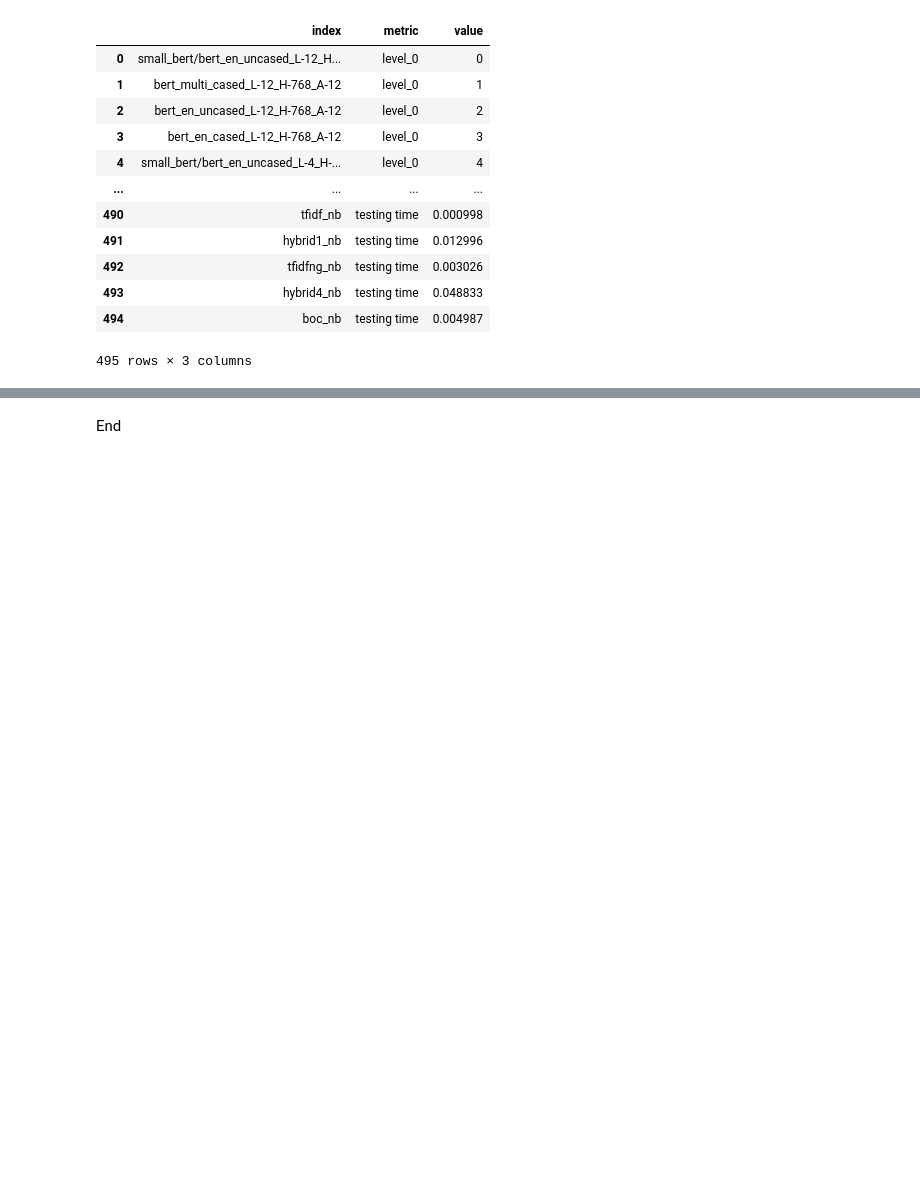
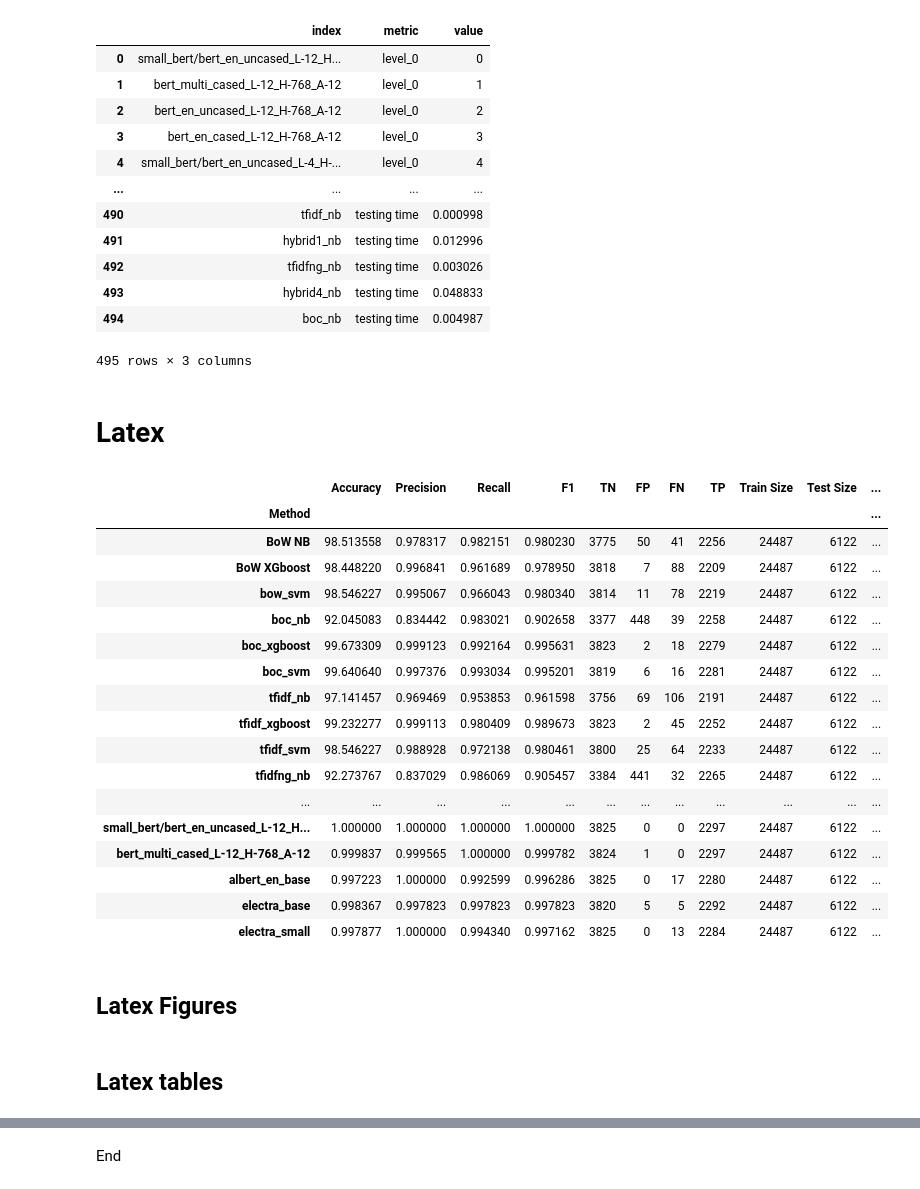
Before and after one commit to gdrlab/cascaded-sqli-detection, a Jupyter notebook: utils/Demonstrate_test_results.ipynb, the cells around one changed output, grey strips where cells are left out. Cells and saved outputs as stored; diff of their text form; code cells hidden in the pictures; blank space fills up the shorter version.

```diff
--- a/utils/Demonstrate_test_results.ipynb
+++ b/utils/Demonstrate_test_results.ipynb
@@ -105,6 +105,7 @@ df_all
 | electra_small | 0.997877 | 1.000000 | 0.994340 | 0.997162 | 3825 | 0 | 13 | 2284 | 24487 | ... |
 # %%
 df = df_all
+df.index.rename("Method", inplace=True)
 # %%
 # Fix Nan value of hybrid1_all_ml_averaged
 
@@ -175,4 +177,54 @@ df_melted
 | 493 | hybrid4_nb | testing time | 0.048833 |
 | 494 | boc_nb | testing time | 0.004987 |
 495 rows × 3 columns
+# %% [markdown]
+# Latex
+# %%
+# Rename Columns and Index properly (for latex tables and figures)
+df.index.rename("Method", inplace=True)
+column_mapper = {
+    "overall_accuracy": "Accuracy",
+    "precision": "Precision",
+    "recall":"Recall",
+    "f1":"F1",
+    "tn":"TN",
+    "tp":"TP",
+    "fn":"FN",
+    "fp":"FP",
+    "train size":"Train Size",
+    "test size":"Test Size",
+    "train data":"Train Data",
+    "test data":"Test Data",
+    "training time":"Training Time",
+    "testing time":"Inference Time"
+    }
+index_mapper = {
+    "bow_nb": "BoW NB",
+    "bow_xgboost": "BoW XGboost" #TODO rename all
+}
+df.rename(columns=column_mapper, index=index_mapper, inplace=True)
+df
+# %% [output]
+|  | Accuracy | Precision | Recall | F1 | TN | FP | FN | TP | Train Size | Test Size | ... |
+| Method |  |  |  |  |  |  |  |  |  |  | ... |
+| BoW NB | 98.513558 | 0.978317 | 0.982151 | 0.980230 | 3775 | 50 | 41 | 2256 | 24487 | 6122 | ... |
+| BoW XGboost | 98.448220 | 0.996841 | 0.961689 | 0.978950 | 3818 | 7 | 88 | 2209 | 24487 | 6122 | ... |
+| bow_svm | 98.546227 | 0.995067 | 0.966043 | 0.980340 | 3814 | 11 | 78 | 2219 | 24487 | 6122 | ... |
+| boc_nb | 92.045083 | 0.834442 | 0.983021 | 0.902658 | 3377 | 448 | 39 | 2258 | 24487 | 6122 | ... |
+| boc_xgboost | 99.673309 | 0.999123 | 0.992164 | 0.995631 | 3823 | 2 | 18 | 2279 | 24487 | 6122 | ... |
+| boc_svm | 99.640640 | 0.997376 | 0.993034 | 0.995201 | 3819 | 6 | 16 | 2281 | 24487 | 6122 | ... |
+| tfidf_nb | 97.141457 | 0.969469 | 0.953853 | 0.961598 | 3756 | 69 | 106 | 2191 | 24487 | 6122 | ... |
+| tfidf_xgboost | 99.232277 | 0.999113 | 0.980409 | 0.989673 | 3823 | 2 | 45 | 2252 | 24487 | 6122 | ... |
+| tfidf_svm | 98.546227 | 0.988928 | 0.972138 | 0.980461 | 3800 | 25 | 64 | 2233 | 24487 | 6122 | ... |
+| tfidfng_nb | 92.273767 | 0.837029 | 0.986069 | 0.905457 | 3384 | 441 | 32 | 2265 | 24487 | 6122 | ... |
+| ... | ... | ... | ... | ... | ... | ... | ... | ... | ... | ... | ... |
+| small_bert/bert_en_uncased_L-12_H... | 1.000000 | 1.000000 | 1.000000 | 1.000000 | 3825 | 0 | 0 | 2297 | 24487 | 6122 | ... |
+| bert_multi_cased_L-12_H-768_A-12 | 0.999837 | 0.999565 | 1.000000 | 0.999782 | 3824 | 1 | 0 | 2297 | 24487 | 6122 | ... |
+| albert_en_base | 0.997223 | 1.000000 | 0.992599 | 0.996286 | 3825 | 0 | 17 | 2280 | 24487 | 6122 | ... |
+| electra_base | 0.998367 | 0.997823 | 0.997823 | 0.997823 | 3820 | 5 | 5 | 2292 | 24487 | 6122 | ... |
+| electra_small | 0.997877 | 1.000000 | 0.994340 | 0.997162 | 3825 | 0 | 13 | 2284 | 24487 | 6122 | ... |
+# %% [markdown]
+## Latex Figures
+# %% [markdown]
+## Latex tables
 # %%
```
Also changed, not shown: parts of 7 cells of this notebook.
